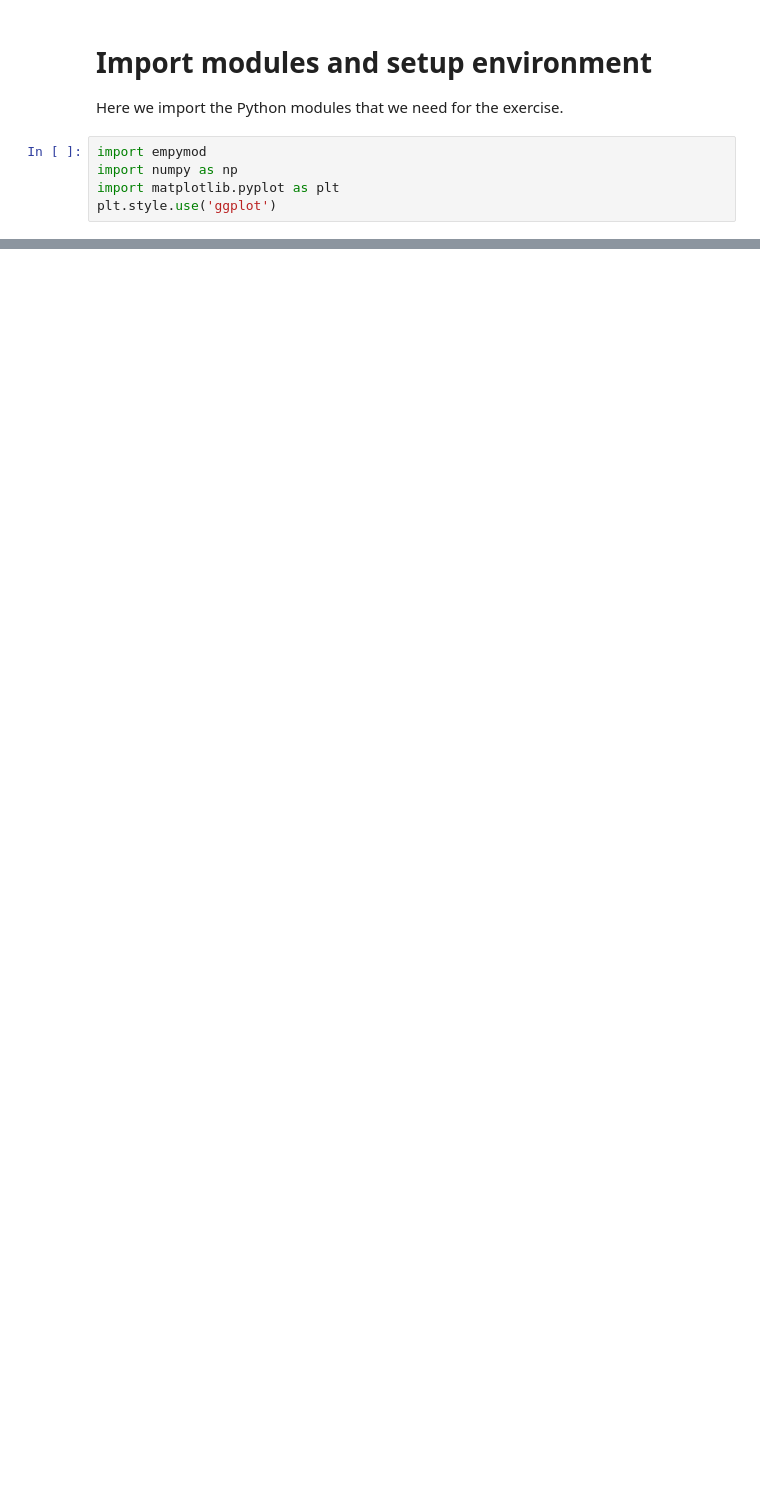
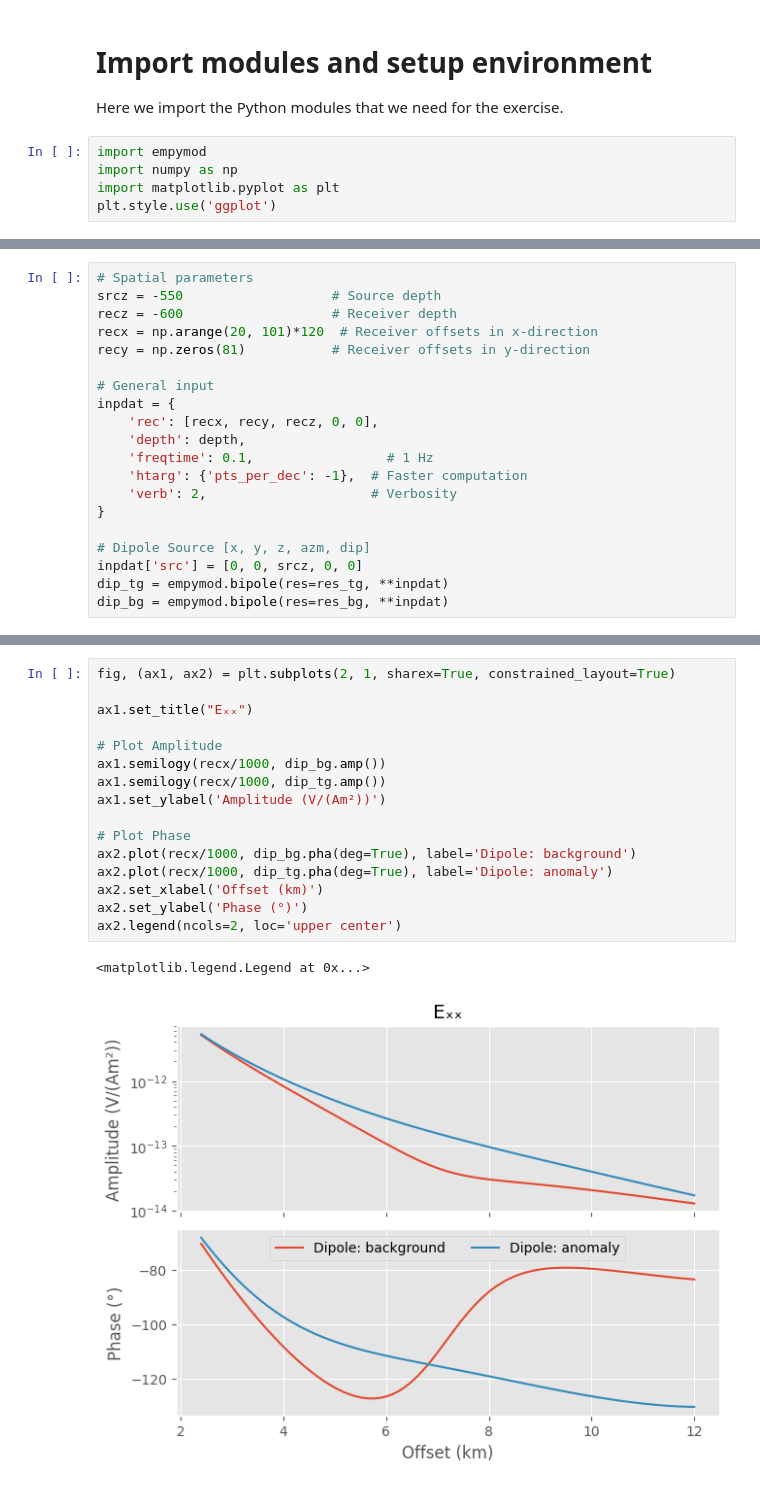
Before and after one commit to michpaulatto/AppliedGeophysicsExercises, a Jupyter notebook: Notebooks/6_csem.ipynb, the cells around one changed output, grey strips where cells are left out. Saved outputs shown, nothing was run; the diff lists cells and outputs as text; blank space fills up the shorter version.

```diff
--- a/Notebooks/6_csem.ipynb
+++ b/Notebooks/6_csem.ipynb
@@ -88,0 +66,20 @@ ax2.yaxis.tick_right()
+# %%
+# Spatial parameters
+srcz = -550                   # Source depth
+recz = -600                   # Receiver depth
+recx = np.arange(20, 101)*120  # Receiver offsets in x-direction
+recy = np.zeros(81)           # Receiver offsets in y-direction
+
+# General input
+inpdat = {
+    'rec': [recx, recy, recz, 0, 0],
+    'depth': depth,
+    'freqtime': 0.1,                 # 1 Hz
+    'htarg': {'pts_per_dec': -1},  # Faster computation
+    'verb': 2,                     # Verbosity
+}
+
+# Dipole Source [x, y, z, azm, dip]
+inpdat['src'] = [0, 0, srcz, 0, 0]
+dip_tg = empymod.bipole(res=res_tg, **inpdat)
+dip_bg = empymod.bipole(res=res_bg, **inpdat)
@@ -88,0 +91,19 @@ ax2.yaxis.tick_right()
+# %%
+fig, (ax1, ax2) = plt.subplots(2, 1, sharex=True, constrained_layout=True)
+
+ax1.set_title("Eₓₓ")
+
+# Plot Amplitude
+ax1.semilogy(recx/1000, dip_bg.amp())
+ax1.semilogy(recx/1000, dip_tg.amp())
+ax1.set_ylabel('Amplitude (V/(Am²))')
+
+# Plot Phase
+ax2.plot(recx/1000, dip_bg.pha(deg=True), label='Dipole: background')
+ax2.plot(recx/1000, dip_tg.pha(deg=True), label='Dipole: anomaly')
+ax2.set_xlabel('Offset (km)')
+ax2.set_ylabel('Phase (°)')
+ax2.legend(ncols=2, loc='upper center')
+# %% [output]
+<matplotlib.legend.Legend at 0x...>
+[figure, added]
```
Also changed, not shown: parts of 6 cells of this notebook.
